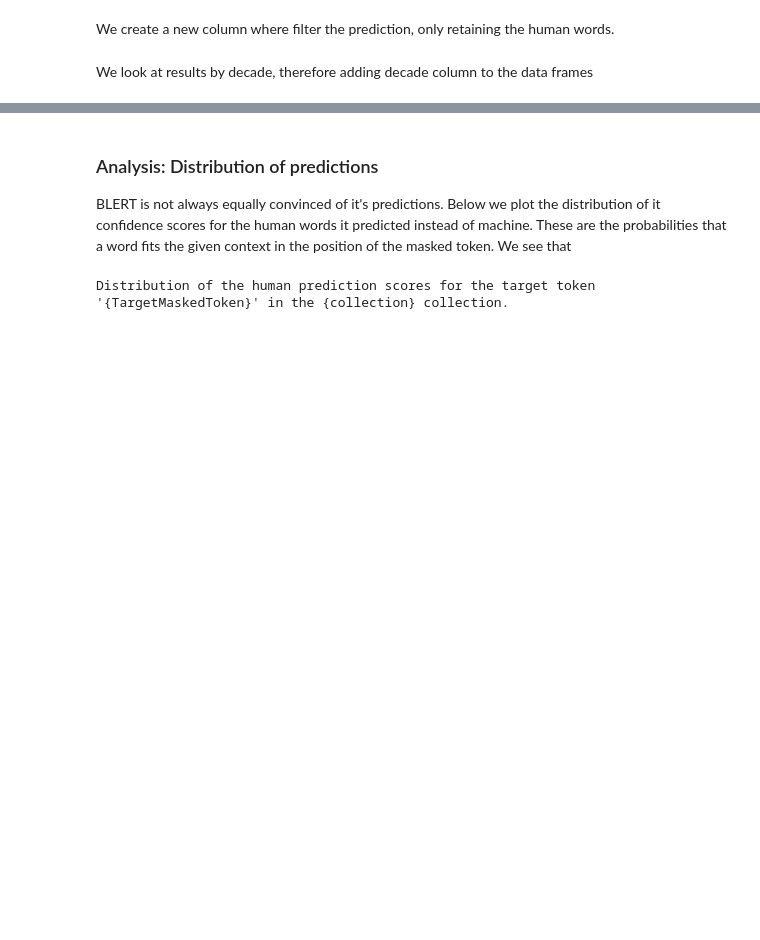
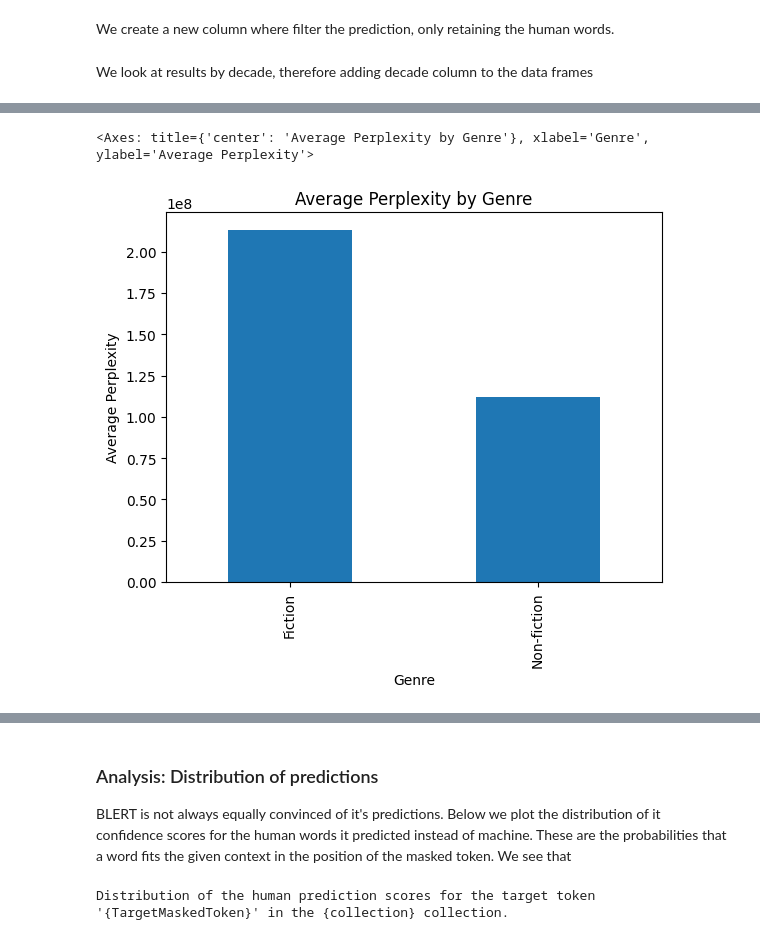
Before and after one commit to Text-Machine/mask-predict, a Jupyter notebook: chr-paper-machine.ipynb, the cells around one changed output, grey strips where cells are left out. Saved outputs shown, nothing was run; the diff lists cells and outputs as text; code cells hidden in the pictures; blank space fills up the shorter version.

```diff
--- a/chr-paper.ipynb
+++ b/chr-paper-machine.ipynb
@@ -111,0 +114,3 @@ df_sent['decade'] = df_sent['date'].apply(lambda x: int(x/10)*10)
+# %%
+import numpy as np
+df_sent_all['perplexity'] = df_sent_all['token_pseudo_ppl'].apply(lambda x: np.mean(list(eval(x).values())))
@@ -111,0 +132,5 @@ df_sent['decade'] = df_sent['date'].apply(lambda x: int(x/10)*10)
+# %%
+df_sent_all.groupby('genre')['perplexity'].mean().plot(kind='bar', title='Average Perplexity by Genre', ylabel='Average Perplexity', xlabel='Genre')
+# %% [output]
+<Axes: title={'center': 'Average Perplexity by Genre'}, xlabel='Genre', ylabel='Average Perplexity'>
+[figure, added]
```
Also changed, not shown: parts of 6 cells of this notebook, 3 other files.
